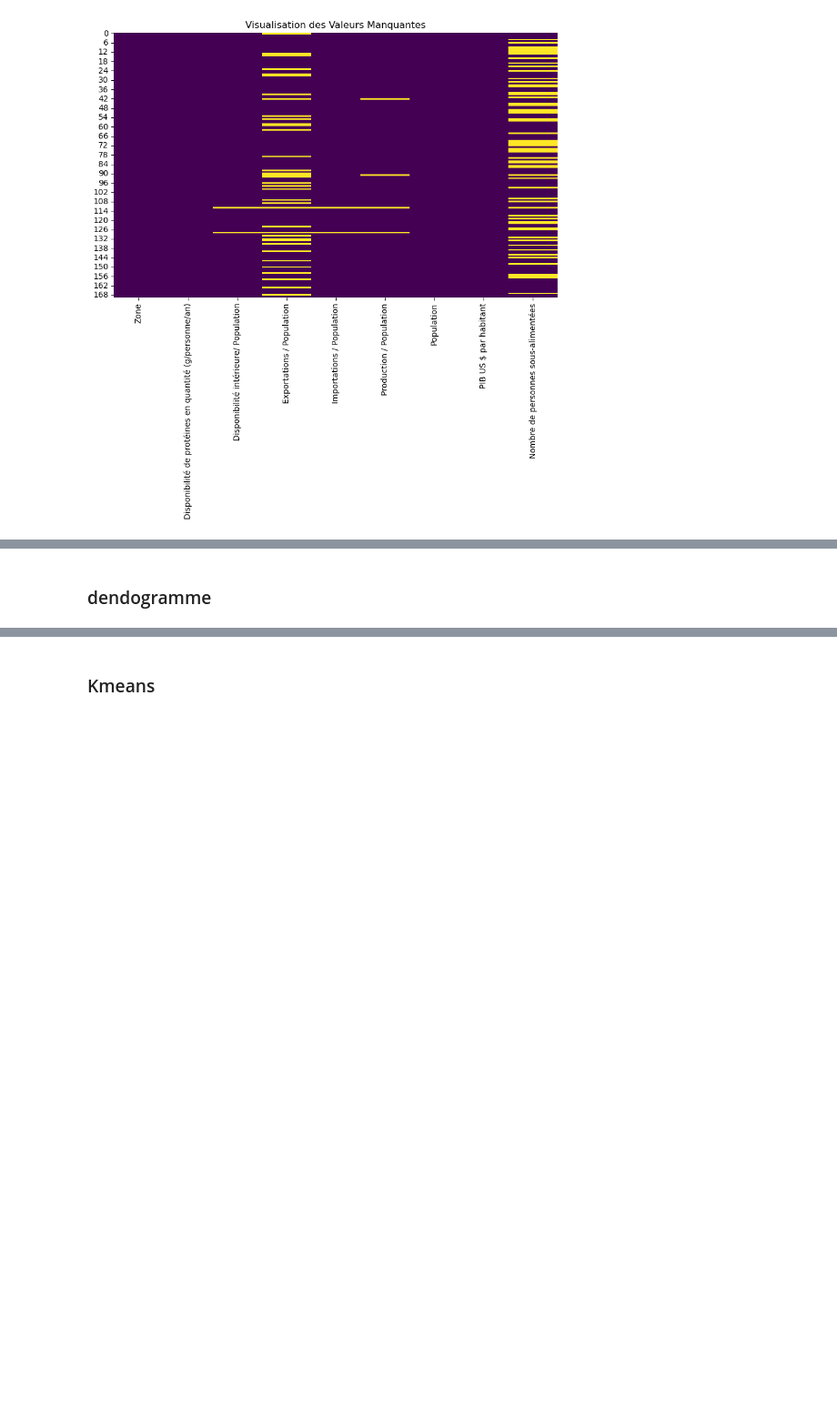
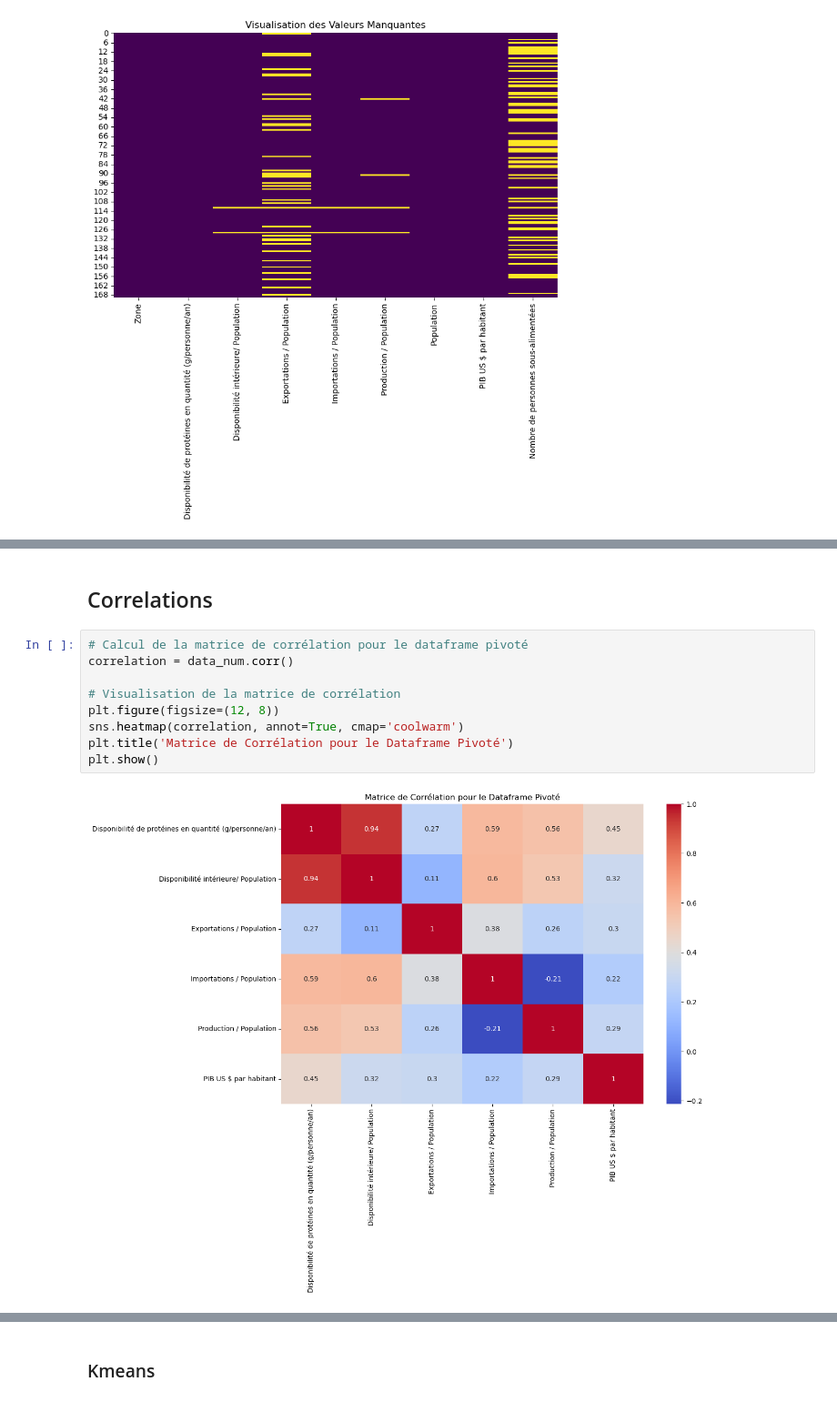
Before and after one commit to AntoineJBQ/Projet-9---Produisez-une--etude-de-marche--avec-Python, a Jupyter notebook: NOTEBOOK/Projet9.ipynb, the cells around one changed output, grey strips where cells are left out. Shown at 91% size. Drawn from its saved outputs; the diff is of its cells as text; blank space fills up the shorter version.

```diff
--- a/NOTEBOOK/Projet9.ipynb
+++ b/NOTEBOOK/Projet9.ipynb
@@ -505,2 +421,13 @@ data_num.fillna(0, inplace=True)
 # %% [markdown]
-### dendogramme
+## Correlations
+# %%
+# Calcul de la matrice de corrélation pour le dataframe pivoté
+correlation = data_num.corr()
+
+# Visualisation de la matrice de corrélation
+plt.figure(figsize=(12, 8))
+sns.heatmap(correlation, annot=True, cmap='coolwarm')
+plt.title('Matrice de Corrélation pour le Dataframe Pivoté')
+plt.show()
+# %% [output]
+[figure, added]
```
Also changed, not shown: parts of 48 cells of this notebook.
